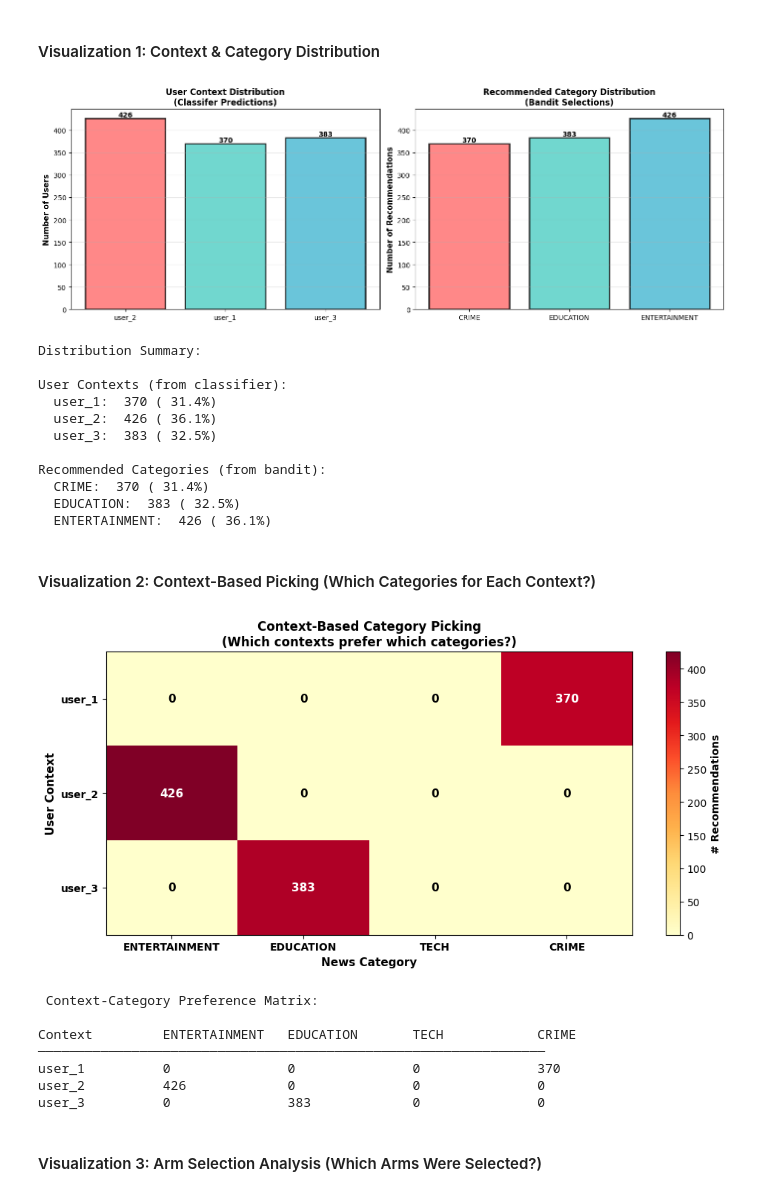
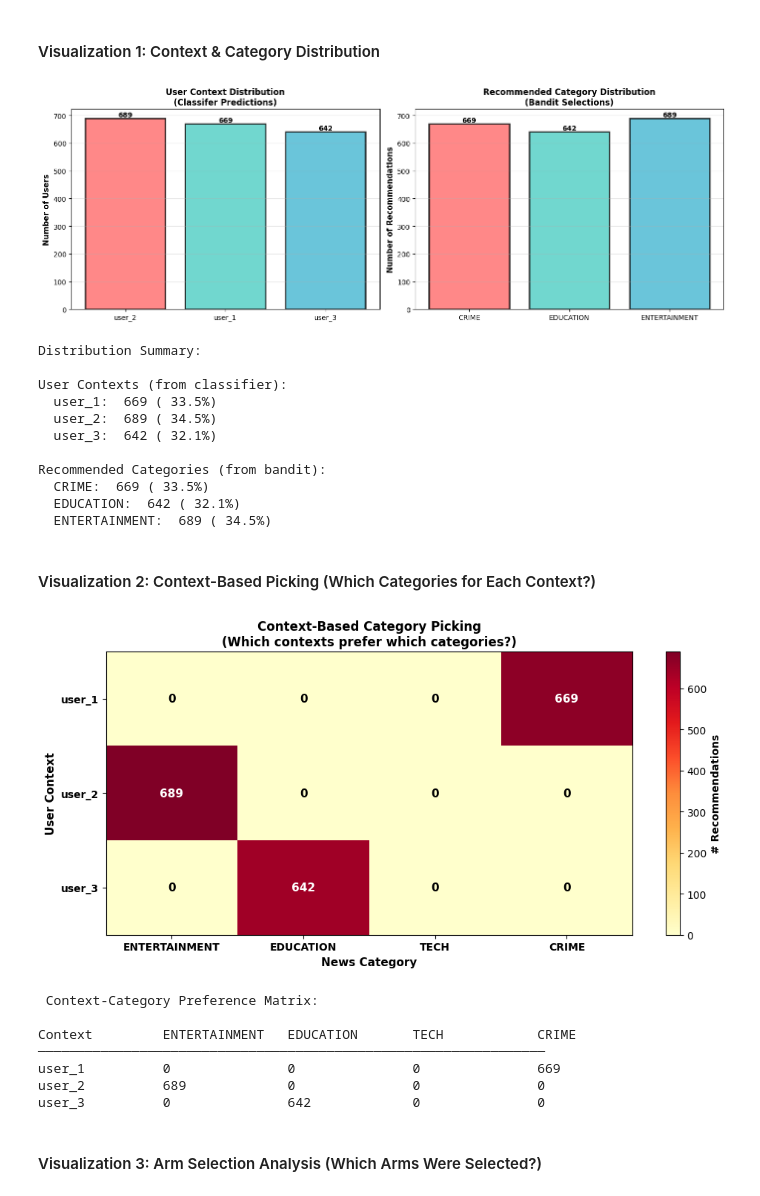
Before and after one commit to tishakbhavsar/lab3-contextual-bandit, a Jupyter notebook: master.ipynb, the cells around one changed output. Drawn from its saved outputs; the diff is of its cells as text; code cells hidden in the pictures.

```diff
--- a/master.ipynb
+++ b/master.ipynb
@@ -646,7 +646,7 @@ def ucb(c_param, T, sampler_inst, arm_mapping, test_users):
     return rewards, arm_counts, arm_total_reward
 # %%
 # Hyperparameter tuning for UCB
-c_values = [0.5, 1.0, 3.0]
+c_values = [0.5, 1.0, 2.0]
 ucb_tuning_results = {}
 
 for c in c_values:
@@ -1027,13 +996,13 @@ print("=" * 100)
 print(f"{'User':<8} {'Context':<10} {'Category':<15} {'Headline':<55}")
 print("─" * 100)
 
-for i, rec in enumerate(recommendations_all[:15], 1):
+for i, rec in enumerate(recommendations_list[:15], 1):
     headline = rec['headline'][:50] + "..." if len(rec['headline']) > 50 else rec['headline']
     context = rec['user_context']
     category = rec['selected_category']
     print(f"{i:<8} {context:<10} {category:<15} {headline:<55}")
 
-print(f"\n(Showing 1-15 of {len(recommendations_all)} total recommendations)")
+print(f"\n(Showing 1-15 of {len(recommendations_list)} total recommendations)")
 # %% [output]
 ====================================================================================================
 TOP 15 RECOMMENDATIONS
@@ -1057,8 +1026,8 @@ User     Context    Category        Headline
 # %%
 from collections import Counter
 
-context_dist = Counter([rec['user_context'] for rec in recommendations_all])
-category_dist = Counter([rec['selected_category'] for rec in recommendations_all])
+context_dist = Counter([rec['user_context'] for rec in recommendations_list])
+category_dist = Counter([rec['selected_category'] for rec in recommendations_list])
 
 fig, axes = plt.subplots(1, 2, figsize=(14, 5))
 
@@ -1089,38 +1058,38 @@ plt.show()
 print("Distribution Summary:")
 print(f"\nUser Contexts (from classifier):")
 for ctx in sorted(context_dist.keys()):
-    pct = 100 * context_dist[ctx] / len(recommendations_all)
+    pct = 100 * context_dist[ctx] / len(recommendations_list)
     print(f"  {ctx}: {context_dist[ctx]:4d} ({pct:5.1f}%)")
 
 print(f"\nRecommended Categories (from bandit):")
 for cat in sorted(category_dist.keys()):
-    pct = 100 * category_dist[cat] / len(recommendations_all)
+    pct = 100 * category_dist[cat] / len(recommendations_list)
     print(f"  {cat}: {category_dist[cat]:4d} ({pct:5.1f}%)")
 # %% [output]
-[figure, old version]
+[figure, new version]
 Distribution Summary:
 
 User Contexts (from classifier):
-  user_1:  370 ( 31.4%)
-  user_2:  426 ( 36.1%)
-  user_3:  383 ( 32.5%)
+  user_1:  669 ( 33.5%)
+  user_2:  689 ( 34.5%)
+  user_3:  642 ( 32.1%)
 
 Recommended Categories (from bandit):
-  CRIME:  370 ( 31.4%)
-  EDUCATION:  383 ( 32.5%)
-  ENTERTAINMENT:  426 ( 36.1%)
+  CRIME:  669 ( 33.5%)
+  EDUCATION:  642 ( 32.1%)
+  ENTERTAINMENT:  689 ( 34.5%)
 # %% [markdown]
 #### Visualization 2: Context-Based Picking (Which Categories for Each Context?)
 # %%
 
-contexts_list = sorted(set([rec['user_context'] for rec in recommendations_all]))
+contexts_list = sorted(set([rec['user_context'] for rec in recommendations_list]))
 categories_list = ['ENTERTAINMENT', 'EDUCATION', 'TECH', 'CRIME']
 
 
 context_category_matrix = []
 for ctx in contexts_list:
     row = []
-    ctx_recs = [rec for rec in recommendations_all if rec['user_context'] == ctx]
+    ctx_recs = [rec for rec in recommendations_list if rec['user_context'] == ctx]
     for cat in categories_list:
         count = sum(1 for rec in ctx_recs if rec['selected_category'] == cat)
         row.append(count)
@@ -1141,41 +1110,41 @@ ax.set_yticklabels(contexts_list, fontweight='bold')
 
 
 plt.setp(ax.get_xticklabels(), rotation=0, ha="center")
 
 for i in range(len(contexts_list)):
     for j in range(len(categories_list)):
         count = context_category_matrix[i, j]
         text = ax.text(j, i, int(count), ha="center", va="center",
                       color="black" if count < 50 else "white", fontweight='bold', fontsize=11)
 
 ax.set_xlabel('News Category', fontsize=11, fontweight='bold')
 ax.set_ylabel('User Context', fontsize=11, fontweight='bold')
 ax.set_title('Context-Based Category Picking\n(Which contexts prefer which categories?)',
              fontsize=12, fontweight='bold')
 
 # Add colorbar
 cbar = plt.colorbar(im, ax=ax)
 cbar.set_label('# Recommendations', fontsize=10, fontweight='bold')
 
 plt.tight_layout()
 plt.show()
 
 # Print summary table
 print("\n Context-Category Preference Matrix:")
 print(f"\n{'Context':<15} {'ENTERTAINMENT':<15} {'EDUCATION':<15} {'TECH':<15} {'CRIME':<15}")
 print("─" * 65)
 for i, ctx in enumerate(contexts_list):
     row = context_category_matrix[i]
     print(f"{ctx:<15} {row[0]:<15} {row[1]:<15} {row[2]:<15} {row[3]:<15}")
 # %% [output]
-[figure, old version]
+[figure, new version]
  Context-Category Preference Matrix:
 
 Context         ENTERTAINMENT   EDUCATION       TECH            CRIME
 ─────────────────────────────────────────────────────────────────
-user_1          0               0               0               370
-user_2          426             0               0               0
-user_3          0               383             0               0
+user_1          0               0               0               669
+user_2          689             0               0               0
+user_3          0               642             0               0
 # %% [markdown]
 #### Visualization 3: Arm Selection Analysis (Which Arms Were Selected?)
 # %%
```
Also changed, not shown: parts of 10 cells of this notebook, 1 other file.
